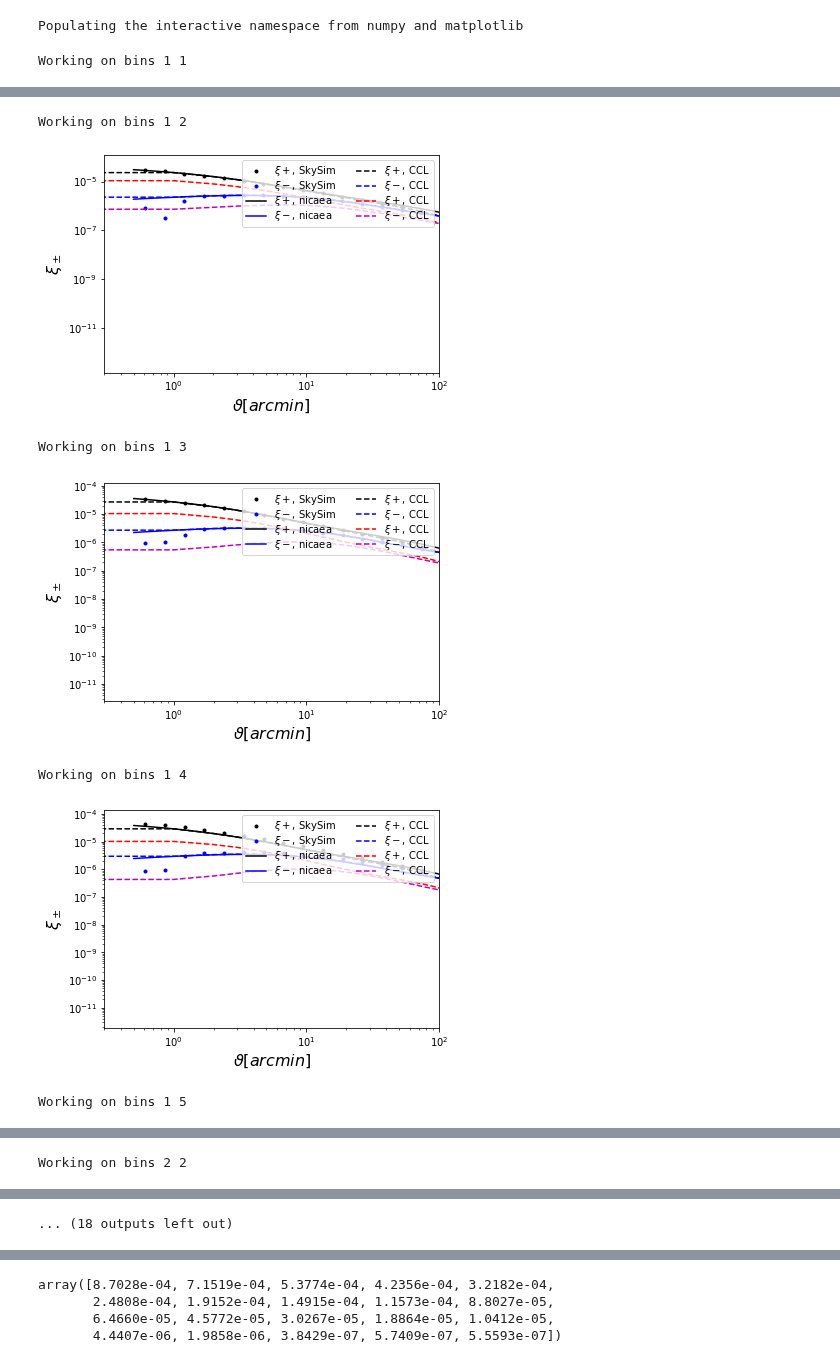
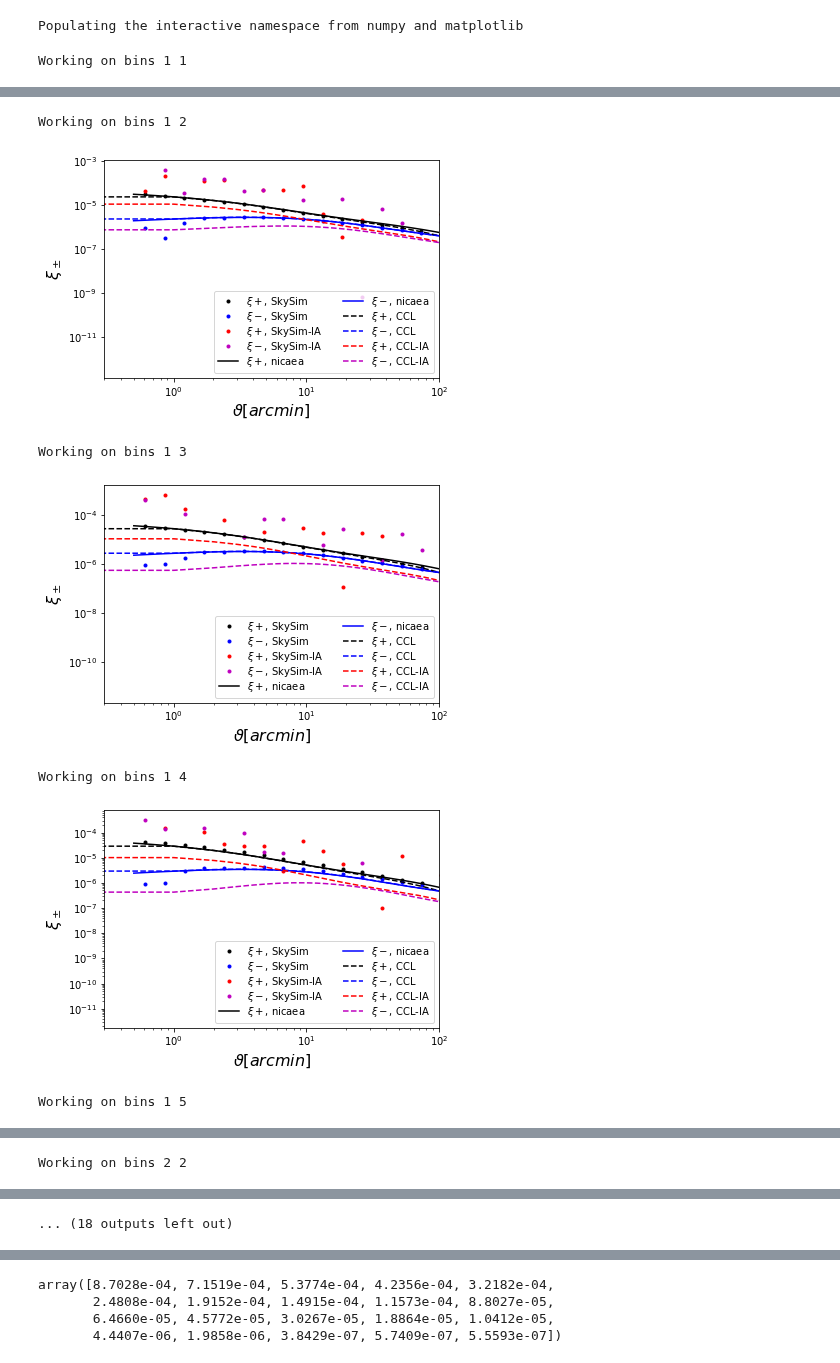
Before and after one commit to LSSTDESC/SkySim5000_IA_infusion, a Jupyter notebook: Compare_Mocks_Theory.ipynb, the cells around one changed output, grey strips where cells are left out. Cells and saved outputs as stored; diff of their text form; code cells hidden in the pictures.

```diff
--- a/Compare_Mocks_Theory.ipynb
+++ b/Compare_Mocks_Theory.ipynb
@@ -31,6 +31,9 @@ z_combination=data['bin_comb']  #redshift bin combination
 counter=0
 xip=np.empty([20,15])
 xim=np.empty([20,15])
+xip_IA=np.empty([20,15])
+xim_IA=np.empty([20,15])
+
 
 for bin1 in np.arange(5)+1:
     for bin2 in range (bin1,6):
@@ -51,9 +54,9 @@ for bin1 in np.arange(5)+1:
         xim[:,counter]=gg.xim
 
         # With IA, uncomment when ready
-        #gg.read(filename_IA)
-        #xip_IA[:,counter]=gg.xip
-        #xim_IA[:,counter]=gg.xim
+        gg.read(filename_IA)
+        xip_IA[:,counter]=gg.xip
+        xim_IA[:,counter]=gg.xim
 
         theta=gg.meanr
 
@@ -88,22 +91,22 @@ for bin1 in np.arange(5)+1:
         plt.plot(theta, xim[:,counter], 'b.', label='$\\xi-$, SkySim')
 
         # with IA, uncomment when ready
-        #plt.plot(theta, xip_IA[:,counter], 'r.', label='$\\xi+$, SkySim-IA')
-        #plt.plot(theta, xim_IA[:,counter], 'm.', label='$\\xi-$, SkySim-IA')
+        plt.plot(theta, xip_IA[:,counter], 'r.', label='$\\xi+$, SkySim-IA')
+        plt.plot(theta, xim_IA[:,counter], 'm.', label='$\\xi-$, SkySim-IA')
 
 
         plt.plot(theta_nicaea, xip_nicaea, 'k-', label='$\\xi+$, nicaea')
         plt.plot(theta_nicaea, xim_nicaea, 'b-', label='$\\xi-$, nicaea')
         plt.plot(theta_CCL, xip_CCL, 'k--', label='$\\xi+$, CCL')
         plt.plot(theta_CCL, xim_CCL, 'b--', label='$\\xi-$, CCL')
-        plt.plot(theta_CCL, xip_CCL_IA, 'r--', label='$\\xi+$, CCL')
-        plt.plot(theta_CCL, xim_CCL_IA, 'm--', label='$\\xi-$, CCL')
+        plt.plot(theta_CCL, xip_CCL_IA, 'r--', label='$\\xi+$, CCL-IA')
+        plt.plot(theta_CCL, xim_CCL_IA, 'm--', label='$\\xi-$, CCL-IA')
 
 
         plt.loglog()
         plt.xlabel('$\\vartheta [arcmin]$', fontsize=16)
         plt.ylabel('$\\xi_\\pm$', fontsize=16)
-        plt.legend(loc='upper right', ncol=2, labelspacing=0.1)
+        plt.legend(loc='lower right', ncol=2, labelspacing=0.1)
         plt.xlim([0.3, 100])
         plt.show()
 
@@ -114,7 +117,7 @@ Working on bins 1 1
 Working on bins 1 2
-[figure, old version]
+[figure, new version]
 Working on bins 1 3
-[figure, old version]
+[figure, new version]
 Working on bins 1 4
-[figure, old version]
+[figure, new version]
 Working on bins 1 5
```
Also changed, not shown: parts of 2 cells of this notebook, 1 other file.
